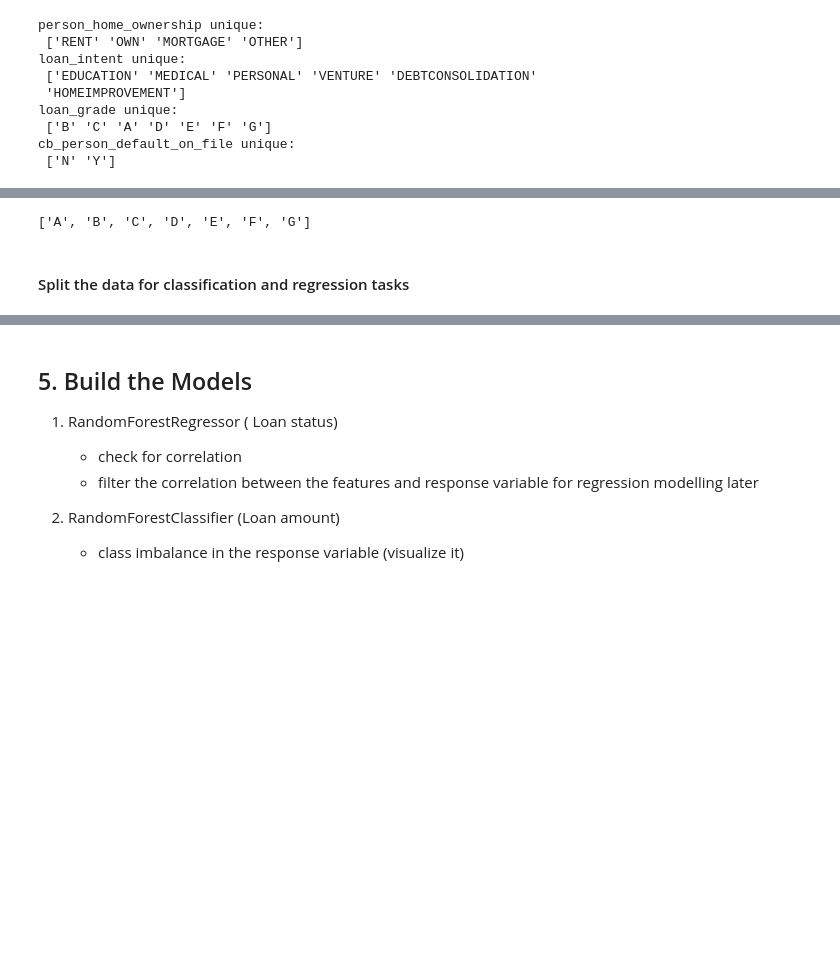
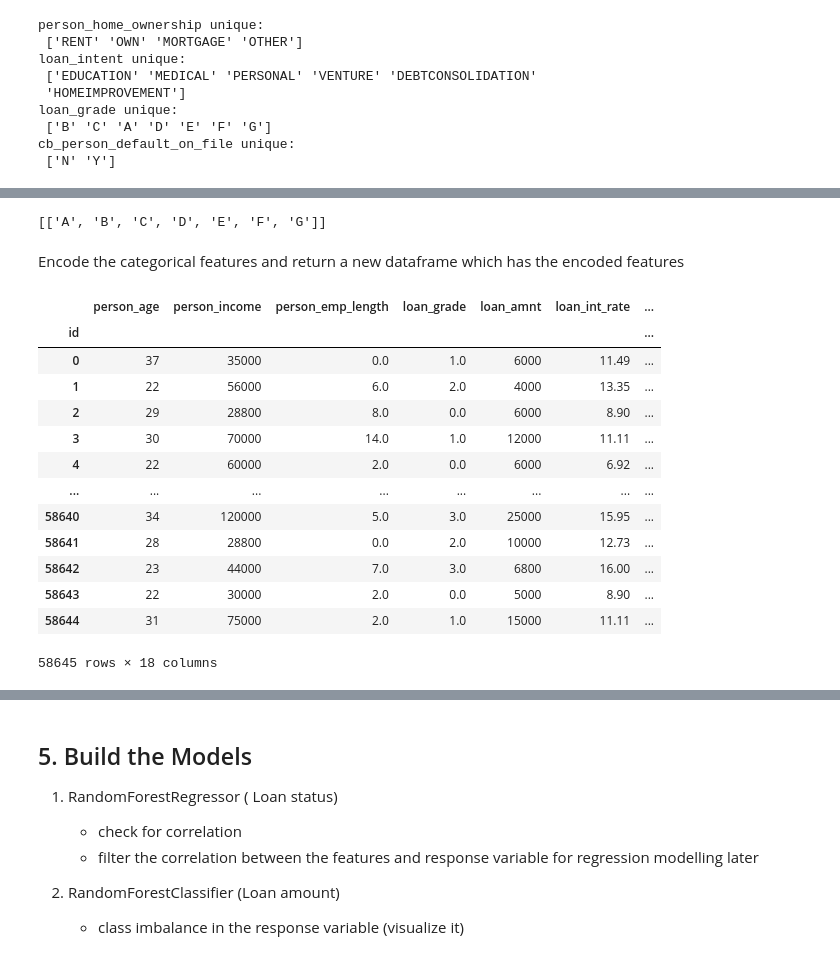
Before and after one commit to Morris-mk/Loan_Approval_Predictor, a Jupyter notebook: project.ipynb, the cells around one changed output, grey strips where cells are left out. Saved outputs shown, nothing was run; the diff lists cells and outputs as text; code cells hidden in the pictures; blank space fills up the shorter version.

Commit message:
succefully encoded categorical features [nominal and ordinal separeately]

```diff
--- a/project.ipynb
+++ b/project.ipynb
@@ -412,7 +419,7 @@ nominal_cols = ['person_home_ownership', 'loan_intent', 'cb_person_default_on_fi
 ordinal_cols = ['loan_grade'] # encode with OrdinalEncoder
 
 # define the order for the ordinal values (A > B > C)
-loan_grades = sorted(train['loan_grade'].unique(), reverse=False)
+loan_grades = [sorted(train['loan_grade'].unique(), reverse=False)]
 loan_grades
 # %% [output]
-['A', 'B', 'C', 'D', 'E', 'F', 'G']
+[['A', 'B', 'C', 'D', 'E', 'F', 'G']]
@@ -448,2 +426,44 @@ train_transformed = pipeline.fit_transform(data_copy)
-# %% [markdown]
-#### Split the data for classification and regression tasks
+# %% [markdown]
+Encode the categorical features and return a new dataframe which has the encoded features
+# %%
+# create a copy of the train dataframe
+train_encoded = train.copy()
+
+# initlialize Ordinal encoder with the categories specified
+ordinal_encoder = OrdinalEncoder(categories= loan_grades)
+
+# encode the ordinal column 'loan_grade' inplace
+train_encoded['loan_grade'] = ordinal_encoder.fit_transform(train_encoded[['loan_grade']])
+
+# initialize the OneHotEncoder class
+onehot_encoder = OneHotEncoder(drop = 'first', sparse_output=False)
+
+nominal_encoded =onehot_encoder.fit_transform(train_encoded[nominal_cols]) # fit transform the nominal cols
+
+# create a nominal_encoded dataframe
+nominal_encoded_cols = onehot_encoder.get_feature_names_out(nominal_cols)
+
+# convert nominal encoded columns to dataframe
+nominal_encoded_df = pd.DataFrame(nominal_encoded, columns = nominal_encoded_cols, index = train_encoded.index)
+
+# drop the original nominal cols and add the new encoded cols
+train_encoded = train_encoded.drop(nominal_cols, axis = 1)
+train_encoded = pd.concat([train_encoded, nominal_encoded_df], axis = 1)
+
+# print the new dataframe with encoded categorical features
+train_encoded
+# %% [output]
+|  | person_age | person_income | person_emp_length | loan_grade | loan_amnt | loan_int_rate | ... |
+| id |  |  |  |  |  |  | ... |
+| 0 | 37 | 35000 | 0.0 | 1.0 | 6000 | 11.49 | ... |
+| 1 | 22 | 56000 | 6.0 | 2.0 | 4000 | 13.35 | ... |
+| 2 | 29 | 28800 | 8.0 | 0.0 | 6000 | 8.90 | ... |
+| 3 | 30 | 70000 | 14.0 | 1.0 | 12000 | 11.11 | ... |
+| 4 | 22 | 60000 | 2.0 | 0.0 | 6000 | 6.92 | ... |
+| ... | ... | ... | ... | ... | ... | ... | ... |
+| 58640 | 34 | 120000 | 5.0 | 3.0 | 25000 | 15.95 | ... |
+| 58641 | 28 | 28800 | 0.0 | 2.0 | 10000 | 12.73 | ... |
+| 58642 | 23 | 44000 | 7.0 | 3.0 | 6800 | 16.00 | ... |
+| 58643 | 22 | 30000 | 2.0 | 0.0 | 5000 | 8.90 | ... |
+| 58644 | 31 | 75000 | 2.0 | 1.0 | 15000 | 11.11 | ... |
+58645 rows × 18 columns
```
Also changed, not shown: parts of 6 cells of this notebook.
